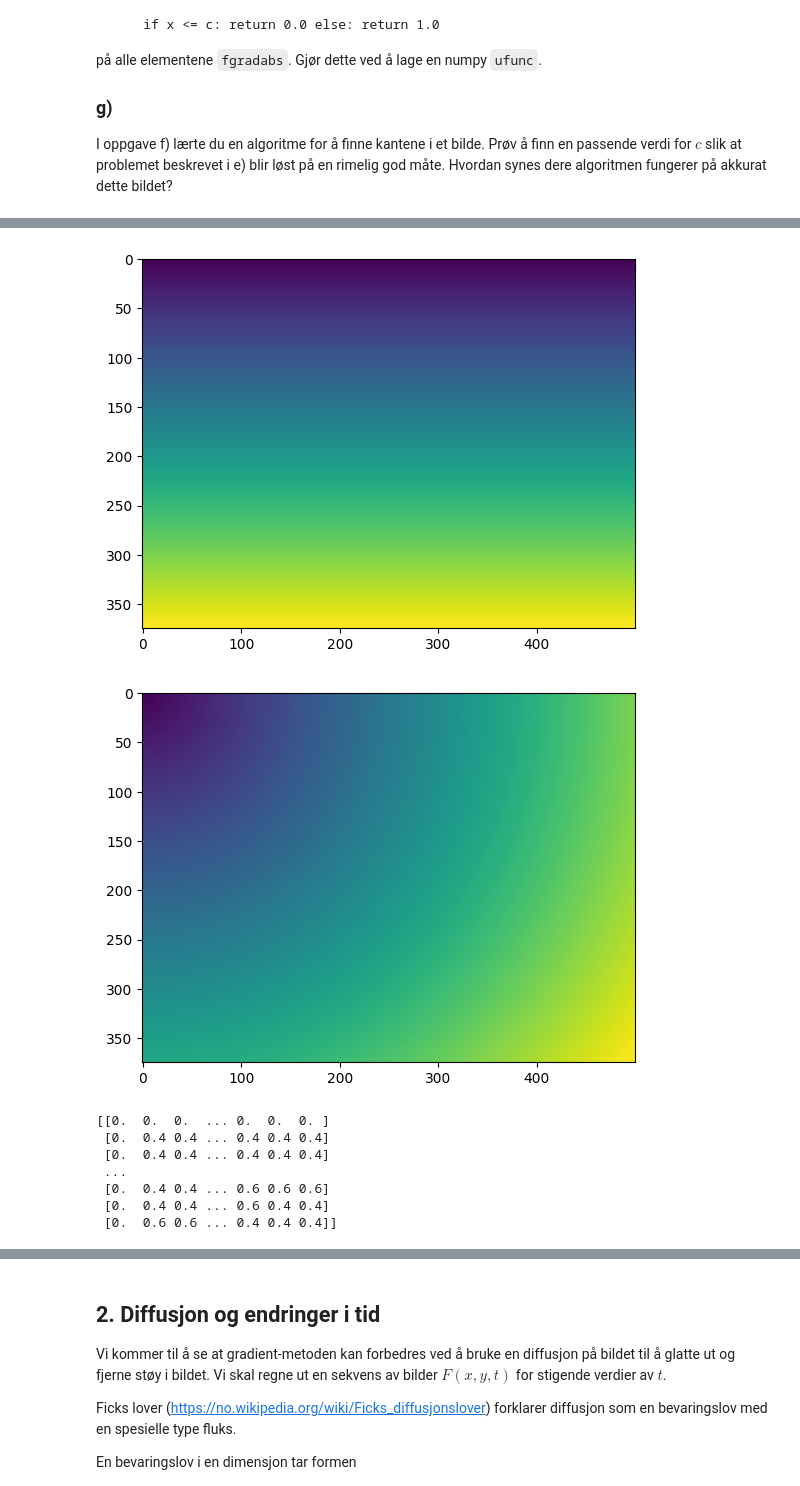
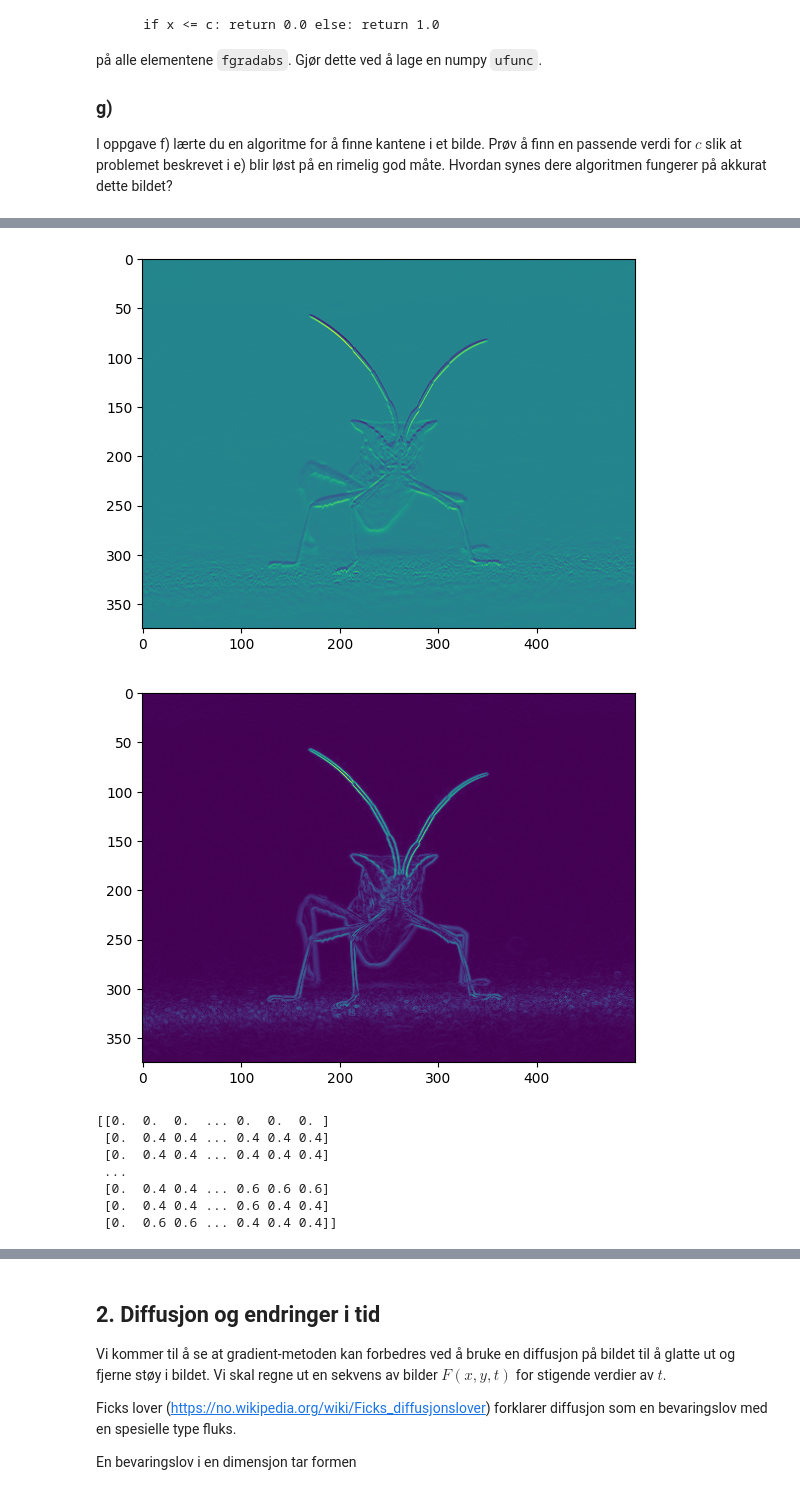
Before and after one commit to AugOks/Gruppe5Prosjekt, a Jupyter notebook: D_data.ipynb, the cells around one changed output, grey strips where cells are left out. Drawn from its saved outputs; the diff is of its cells as text; code cells hidden in the pictures.

```diff
--- a/D_data.ipynb
+++ b/D_data.ipynb
@@ -114,10 +114,11 @@ fx = np.zeros((Sy,Sx))
 fy = np.zeros((Sy,Sx))
 fgradabs = np.zeros((Sy,Sx))
 kant = np.zeros((Sy,Sx))
+image = mg[:,:,-1]
 
 #Defining a arbitrary smooth functions
 def f(x,y):
-    return x**2 +y**2
+    return image[y,x]
 #Task A/B
 #Partial derivative numerical function on x
 def f_x(x,y, Dx):
@@ -127,8 +128,8 @@ def f_x(x,y, Dx):
 def f_y(x,y,Dy):
     return (f(x , y + Dy) -  f(x, y-Dy)) /2*Dy
 
-for i in range(1,Sy):
-    for j in range(1,Sx):
+for i in range(1,Sy-1):
+    for j in range(1,Sx-1):
        fx[i,j]= f_x(j,i,1)
        fy[i,j] = f_y(j, i, 1)
 plt.imshow(fx)
@@ -140,8 +141,8 @@ plt.show()
 def nablaf_x(a,b):
      return np.sqrt(a**2 + b**2)
 
-for k in range(1, Sy):
-    for h in range(1, Sx):
+for k in range(1, Sy-1):
+    for h in range(1, Sx-1):
         fgradabs[k,h] = nablaf_x(fx[k,h], fy[k,h])
 
 plt.imshow(fgradabs)
@@ -186,5 +187,5 @@ plt.show()
-[figure, old version]
+[figure, new version]
-[figure, old version]
+[figure, new version]
 [[0.  0.  0.  ... 0.  0.  0. ]
  [0.  0.4 0.4 ... 0.4 0.4 0.4]
  [0.  0.4 0.4 ... 0.4 0.4 0.4]
```
Also changed, not shown: parts of 2 cells of this notebook.
